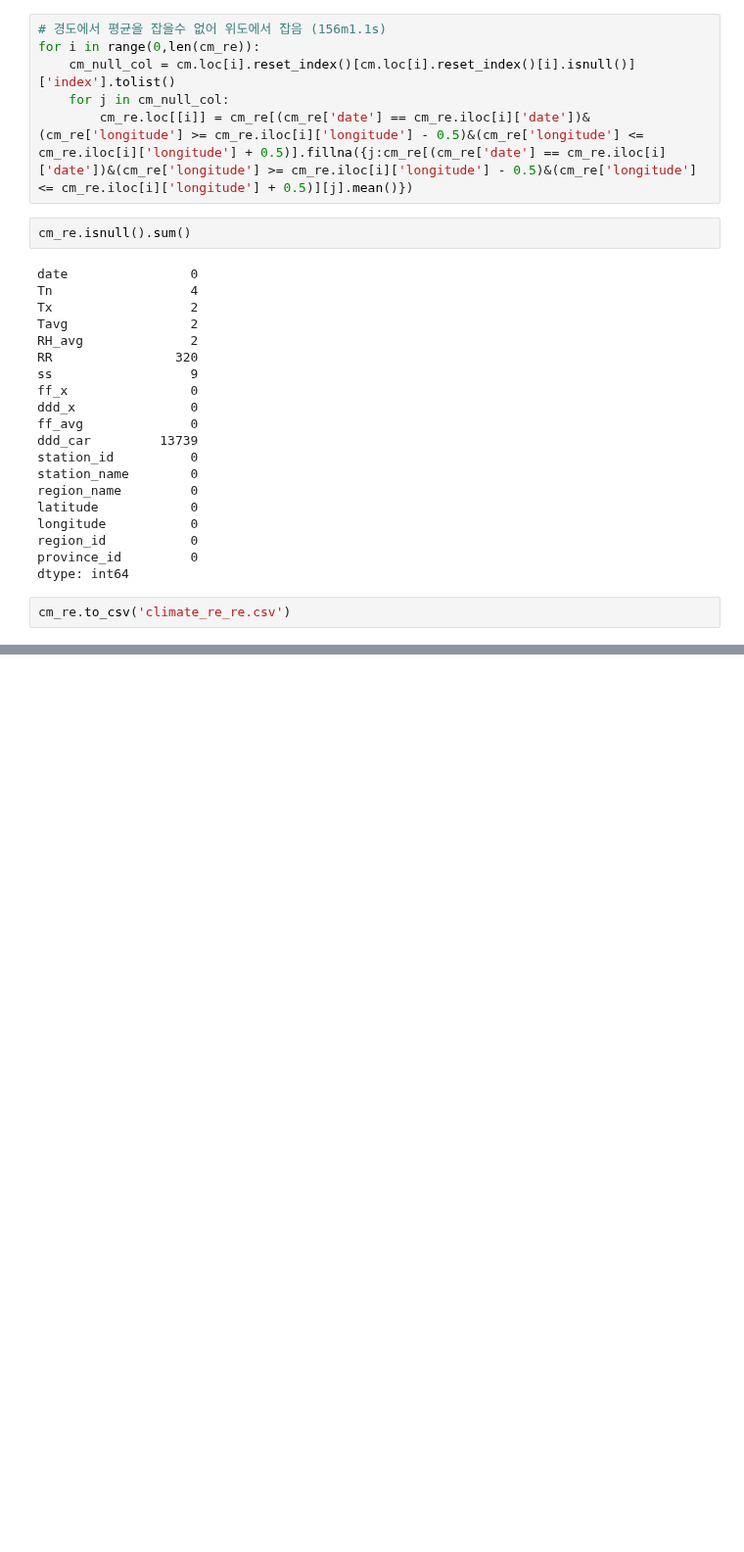
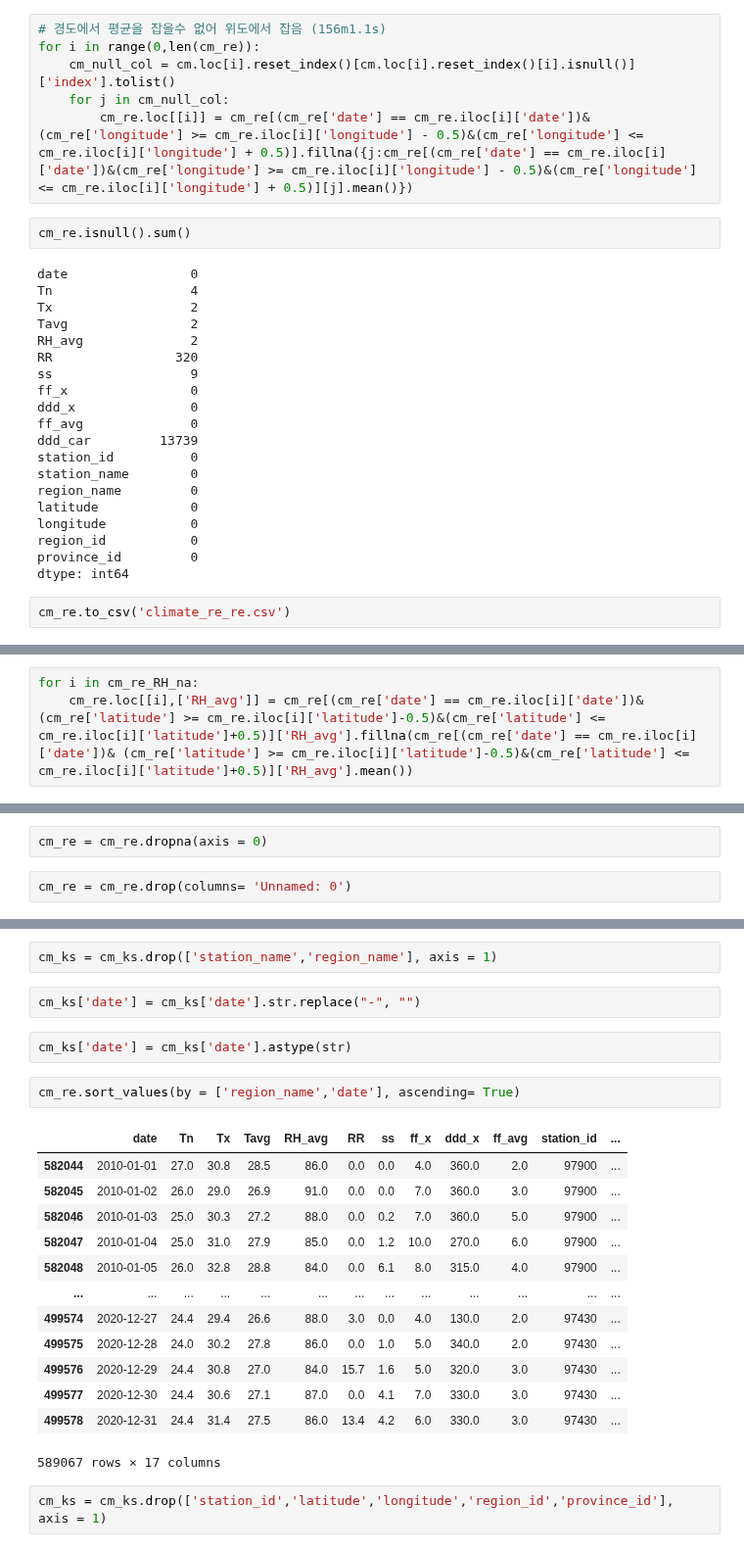
Before and after one commit to Jeongho-cho/Climate-Data-Daily-IDN, a Jupyter notebook: climate.ipynb, the cells around one changed output, grey strips where cells are left out. Shown at 98% size. Saved outputs shown, nothing was run; the diff lists cells and outputs as text; blank space fills up the shorter version.

```diff
--- a/climate.ipynb
+++ b/climate.ipynb
@@ -352,0 +446,3 @@ cm_re.to_csv('climate_re_re.csv')
+# %%
+for i in cm_re_RH_na:
+    cm_re.loc[[i],['RH_avg']] = cm_re[(cm_re['date'] == cm_re.iloc[i]['date'])& (cm_re['latitude'] >= cm_re.iloc[i]['latitude']-0.5)&(cm_re['latitude'] <= cm_re.iloc[i]['latitude']+0.5)]['RH_avg'].fillna(cm_re[(cm_re['date'] == cm_re.iloc[i]['date'])& (cm_re['latitude'] >= cm_re.iloc[i]['latitude']-0.5)&(cm_re['latitude'] <= cm_re.iloc[i]['latitude']+0.5)]['RH_avg'].mean())
@@ -352,0 +454,4 @@ cm_re.to_csv('climate_re_re.csv')
+# %%
+cm_re = cm_re.dropna(axis = 0)
+# %%
+cm_re = cm_re.drop(columns= 'Unnamed: 0')
@@ -352,0 +586,24 @@ cm_re.to_csv('climate_re_re.csv')
+# %%
+cm_ks = cm_ks.drop(['station_name','region_name'], axis = 1)
+# %%
+cm_ks['date'] = cm_ks['date'].str.replace("-", "")
+# %%
+cm_ks['date'] = cm_ks['date'].astype(str)
+# %%
+cm_re.sort_values(by = ['region_name','date'], ascending= True)
+# %% [output]
+|  | date | Tn | Tx | Tavg | RH_avg | RR | ss | ff_x | ddd_x | ff_avg | station_id | ... |
+| 582044 | 2010-01-01 | 27.0 | 30.8 | 28.5 | 86.0 | 0.0 | 0.0 | 4.0 | 360.0 | 2.0 | 97900 | ... |
+| 582045 | 2010-01-02 | 26.0 | 29.0 | 26.9 | 91.0 | 0.0 | 0.0 | 7.0 | 360.0 | 3.0 | 97900 | ... |
+| 582046 | 2010-01-03 | 25.0 | 30.3 | 27.2 | 88.0 | 0.0 | 0.2 | 7.0 | 360.0 | 5.0 | 97900 | ... |
+| 582047 | 2010-01-04 | 25.0 | 31.0 | 27.9 | 85.0 | 0.0 | 1.2 | 10.0 | 270.0 | 6.0 | 97900 | ... |
+| 582048 | 2010-01-05 | 26.0 | 32.8 | 28.8 | 84.0 | 0.0 | 6.1 | 8.0 | 315.0 | 4.0 | 97900 | ... |
+| ... | ... | ... | ... | ... | ... | ... | ... | ... | ... | ... | ... | ... |
+| 499574 | 2020-12-27 | 24.4 | 29.4 | 26.6 | 88.0 | 3.0 | 0.0 | 4.0 | 130.0 | 2.0 | 97430 | ... |
+| 499575 | 2020-12-28 | 24.0 | 30.2 | 27.8 | 86.0 | 0.0 | 1.0 | 5.0 | 340.0 | 2.0 | 97430 | ... |
+| 499576 | 2020-12-29 | 24.4 | 30.8 | 27.0 | 84.0 | 15.7 | 1.6 | 5.0 | 320.0 | 3.0 | 97430 | ... |
+| 499577 | 2020-12-30 | 24.4 | 30.6 | 27.1 | 87.0 | 0.0 | 4.1 | 7.0 | 330.0 | 3.0 | 97430 | ... |
+| 499578 | 2020-12-31 | 24.4 | 31.4 | 27.5 | 86.0 | 13.4 | 4.2 | 6.0 | 330.0 | 3.0 | 97430 | ... |
+589067 rows × 17 columns
+# %%
+cm_ks = cm_ks.drop(['station_id','latitude','longitude','region_id','province_id'], axis = 1)
```
Also changed, not shown: parts of 35 cells of this notebook, 2 other files.
